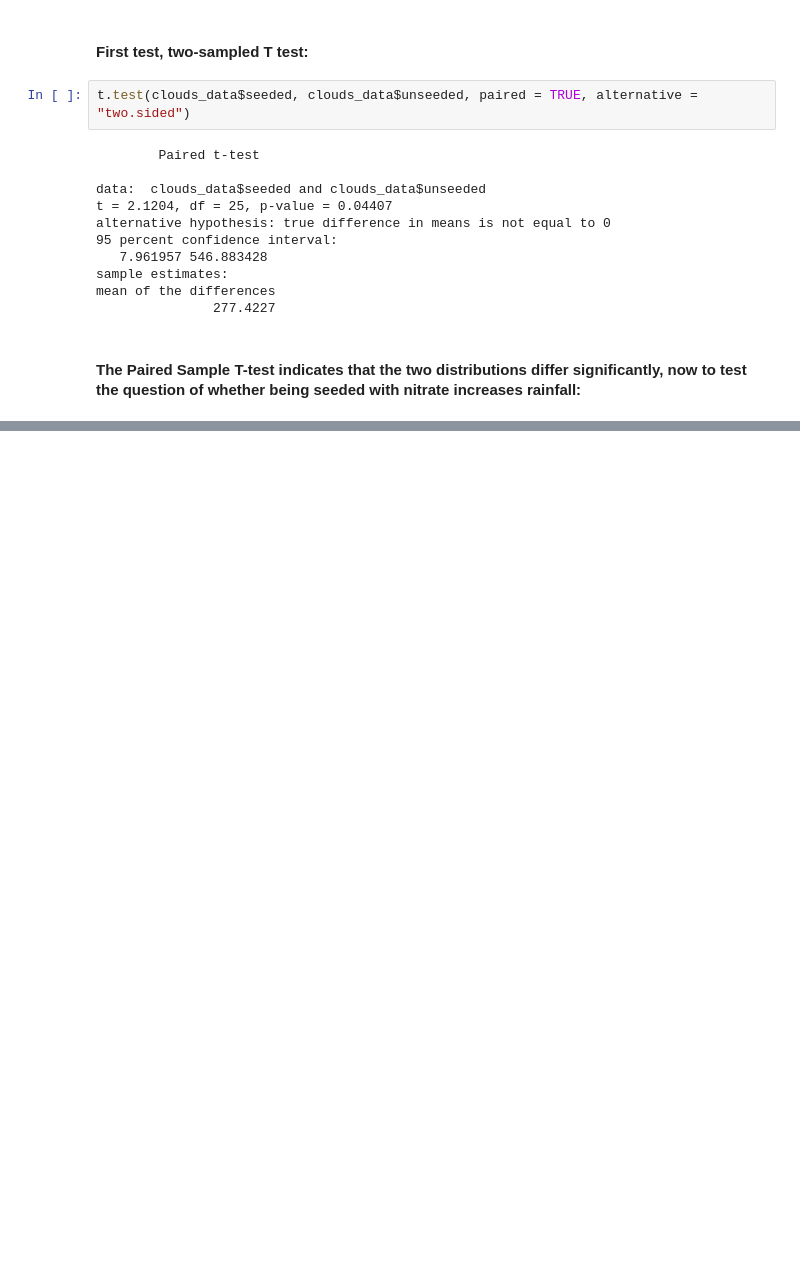
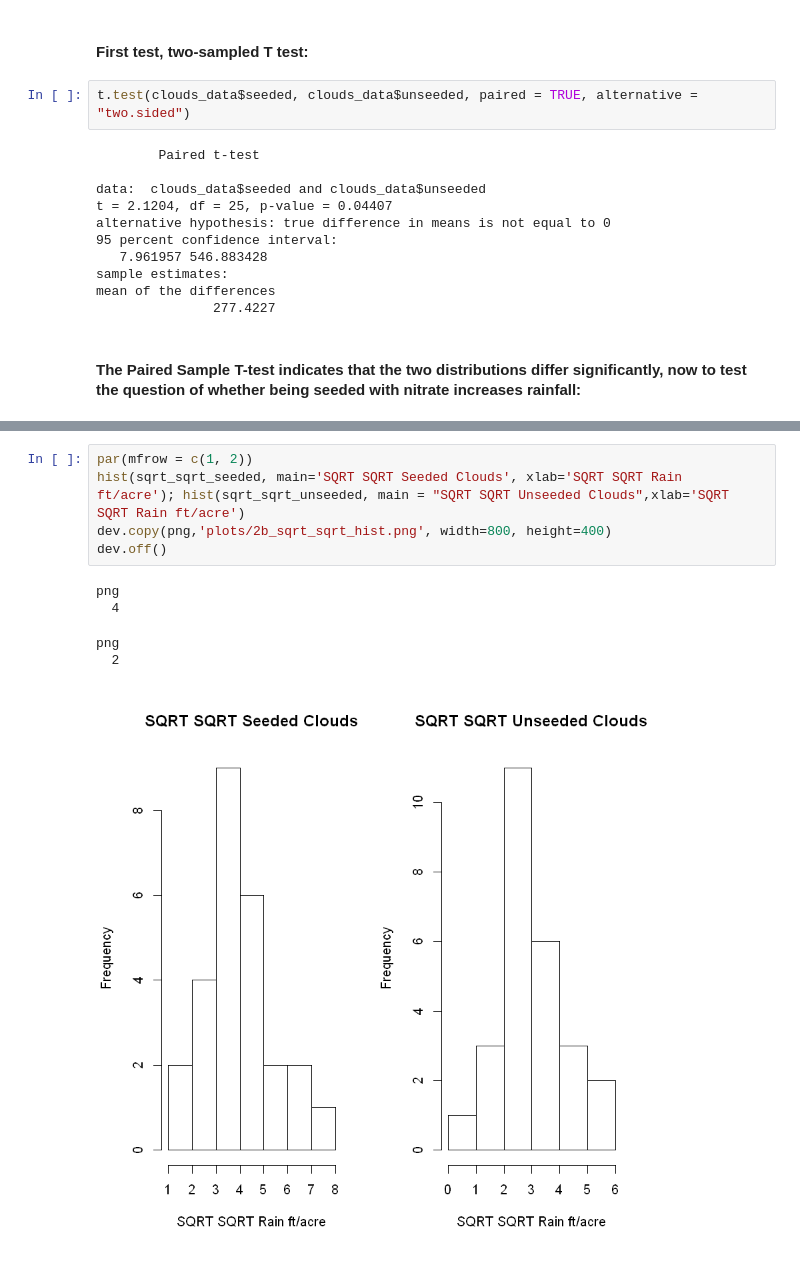
Before and after one commit to Pmobilee/R-Data_Analysis, a Jupyter notebook: assignment_1/E2_Seeded_Clouds.ipynb, the cells around one changed output, grey strips where cells are left out. Drawn from its saved outputs; the diff is of its cells as text; blank space fills up the shorter version.

```diff
--- a/assignment_1/E2_Seeded_Clouds.ipynb
+++ b/assignment_1/E2_Seeded_Clouds.ipynb
@@ -92,0 +208,11 @@ mean of the differences
+# %%
+par(mfrow = c(1, 2))
+hist(sqrt_sqrt_seeded, main='SQRT SQRT Seeded Clouds', xlab='SQRT SQRT Rain ft/acre'); hist(sqrt_sqrt_unseeded, main = "SQRT SQRT Unseeded Clouds",xlab='SQRT SQRT Rain ft/acre')
+dev.copy(png,'plots/2b_sqrt_sqrt_hist.png', width=800, height=400)
+dev.off()
+# %% [output]
+png
+  4
+png
+  2
+[figure, added]
```
Also changed, not shown: parts of 24 cells of this notebook, 8 other files.
